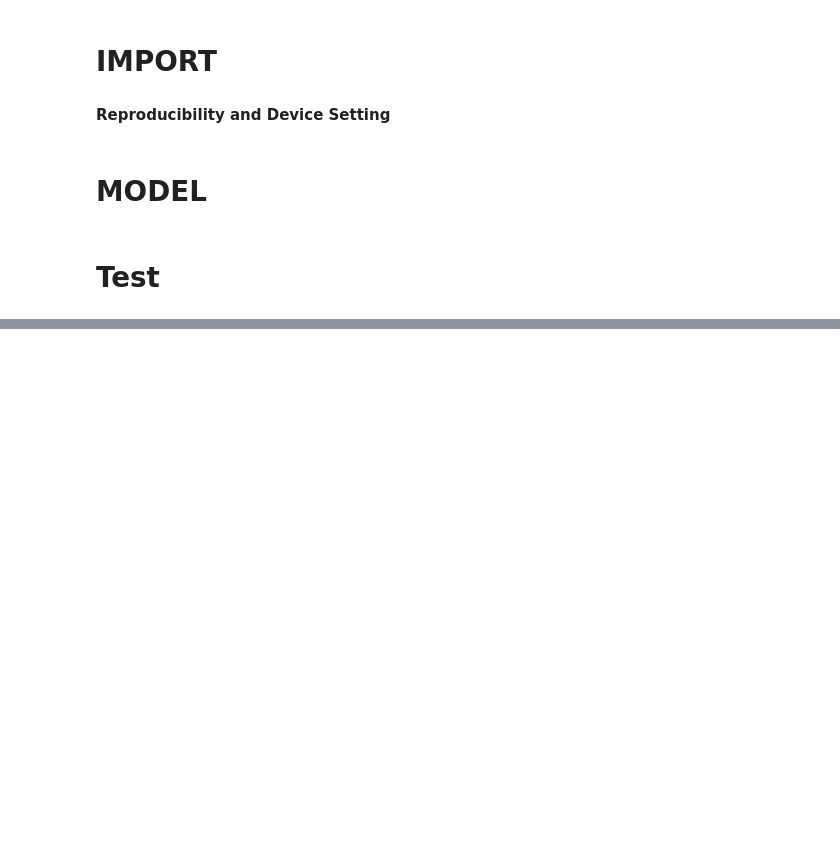
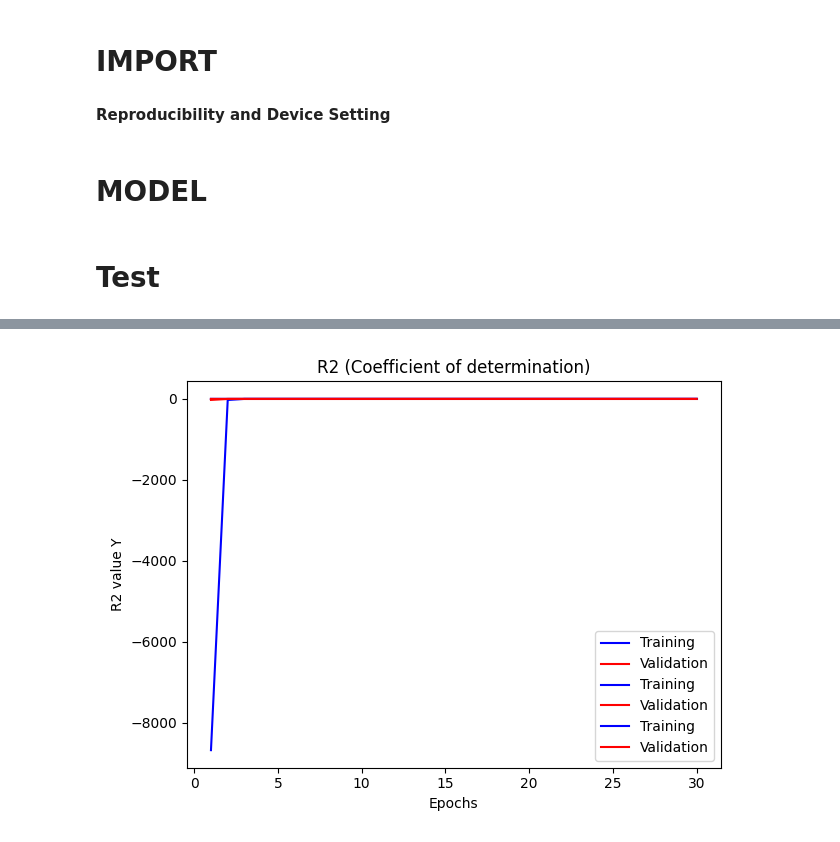
Before and after one commit to cybernetic-m/eai-project, a Jupyter notebook: notebook_exam_test.ipynb, the cells around one changed output, grey strips where cells are left out. Cells and saved outputs as stored; diff of their text form; code cells hidden in the pictures; blank space fills up the shorter version.

```diff
--- a/notebook_exam_test.ipynb
+++ b/notebook_exam_test.ipynb
@@ -195,26 +209,28 @@ if train_val:
 # %%
 if train_val:
     path = prefix + result_path  # type ./results/ensemble_batch_256
 
     # Load the dictionaries
     with open (path + '/train_metrics.json', 'r') as f:
         train_metrics = json.load(f)
     with open (path + '/valid_metrics.json', 'r') as f:
         valid_metrics = json.load(f)
 
     # Initialize a list of epochs [1,2,3, ...] for the plots x-axis
     epochs = [i for i in range(1, hyperparams['num_epochs']+1)]
 
-    plt.plot(epochs, train_metrics['r2'], label='Training', color='b')
-    plt.plot(epochs, valid_metrics['r2'], label='Validation', color='r')
+    plt.plot(epochs, [r2[1] for r2 in train_metrics['r2']], label='Training', color='b')
+    plt.plot(epochs, [r2[1] for r2 in valid_metrics['r2']], label='Validation', color='r')
     plt.title('R2 (Coefficient of determination)')
     plt.xlabel('Epochs')
-    plt.ylabel('R2 value')
+    plt.ylabel('R2 value Y')
     plt.legend()
 
     plt.tight_layout()  # This helps to prevent overlapping of subplots
     plt.savefig(path + '/r2')  # Save the figure to the specified path
     plt.show()
+# %% [output]
+[figure, added]
 # %%
 path = prefix + result_path
 
```
Also changed, not shown: parts of 7 cells of this notebook, 2 other files.
